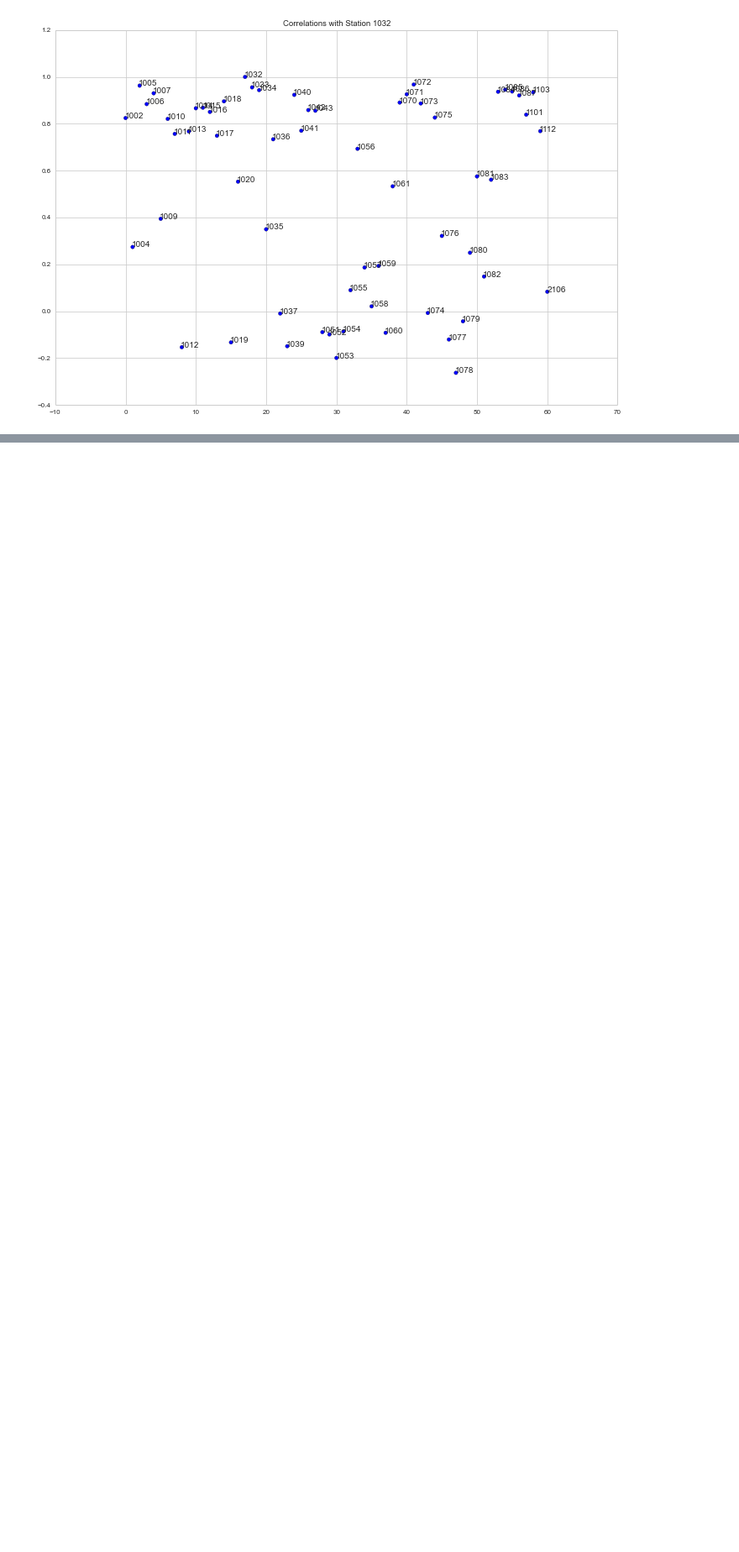
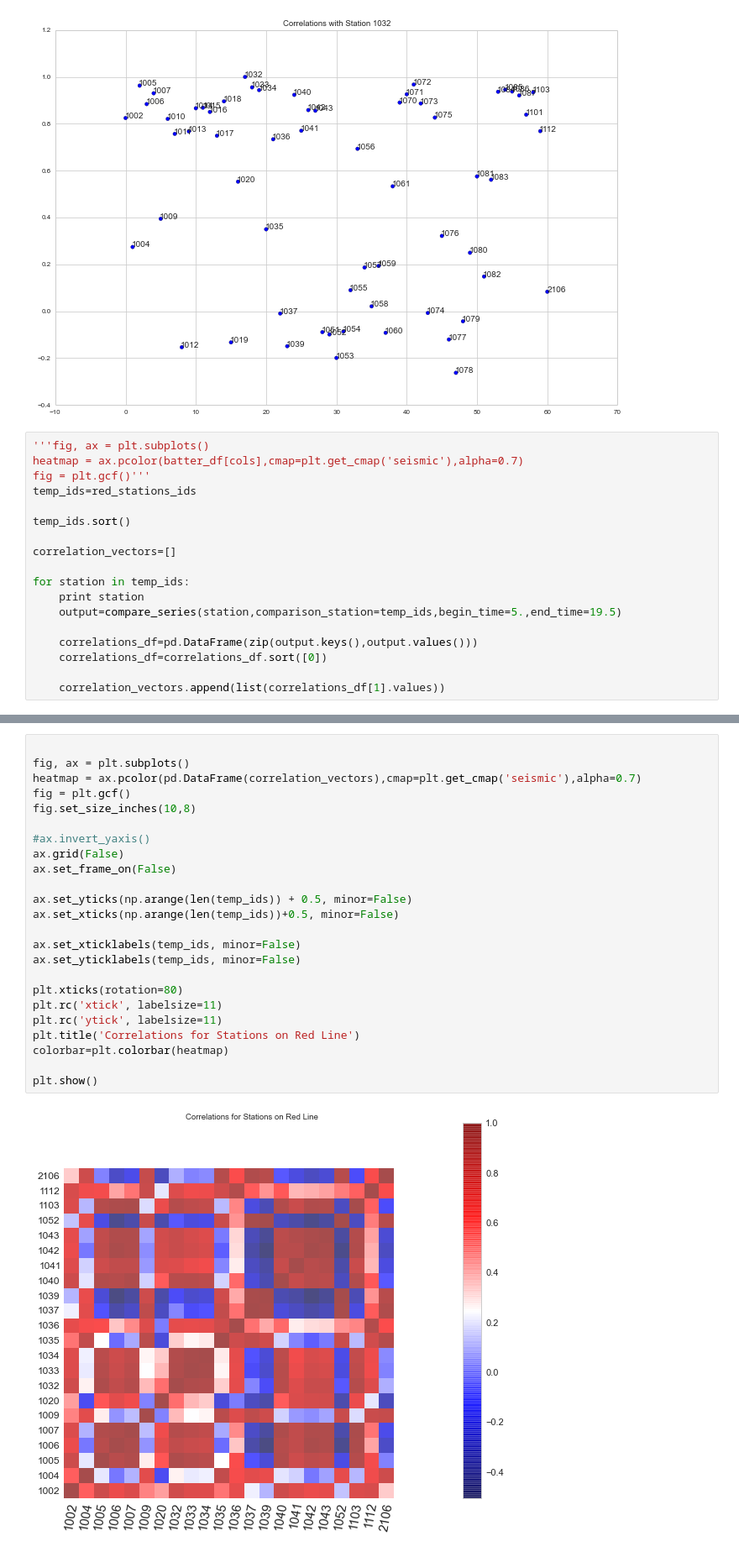
Before and after one commit to azampagl/harvard-capstone, a Jupyter notebook: src/exploration/Comparing Stations.ipynb, the cells around one changed output, grey strips where cells are left out. Shown at 84% size. Cells and saved outputs as stored; diff of their text form; blank space fills up the shorter version.

```diff
--- a/src/exploration/Comparing Stations.ipynb
+++ b/src/exploration/Comparing Stations.ipynb
@@ -175,3 +193,21 @@ for i, txt in enumerate(labels):
     plt.annotate(txt, (i,ys[i]))
 # %% [output]
 [figure]
+# %%
+'''fig, ax = plt.subplots()
+heatmap = ax.pcolor(batter_df[cols],cmap=plt.get_cmap('seismic'),alpha=0.7)
+fig = plt.gcf()'''
+temp_ids=red_stations_ids
+
+temp_ids.sort()
+
+correlation_vectors=[]
+
+for station in temp_ids:
+    print station
+    output=compare_series(station,comparison_station=temp_ids,begin_time=5.,end_time=19.5)
+
+    correlations_df=pd.DataFrame(zip(output.keys(),output.values()))
+    correlations_df=correlations_df.sort([0])
+
+    correlation_vectors.append(list(correlations_df[1].values))
@@ -177,0 +232,26 @@ for i, txt in enumerate(labels):
+# %%
+
+fig, ax = plt.subplots()
+heatmap = ax.pcolor(pd.DataFrame(correlation_vectors),cmap=plt.get_cmap('seismic'),alpha=0.7)
+fig = plt.gcf()
+fig.set_size_inches(10,8)
+
+#ax.invert_yaxis()
+ax.grid(False)
+ax.set_frame_on(False)
+
+ax.set_yticks(np.arange(len(temp_ids)) + 0.5, minor=False)
+ax.set_xticks(np.arange(len(temp_ids))+0.5, minor=False)
+
+ax.set_xticklabels(temp_ids, minor=False)
+ax.set_yticklabels(temp_ids, minor=False)
+
+plt.xticks(rotation=80)
+plt.rc('xtick', labelsize=11)
+plt.rc('ytick', labelsize=11)
+plt.title('Correlations for Stations on Red Line')
+colorbar=plt.colorbar(heatmap)
+
+plt.show()
+# %% [output]
+[figure, added]
```
Also changed, not shown: parts of 2 cells of this notebook.
